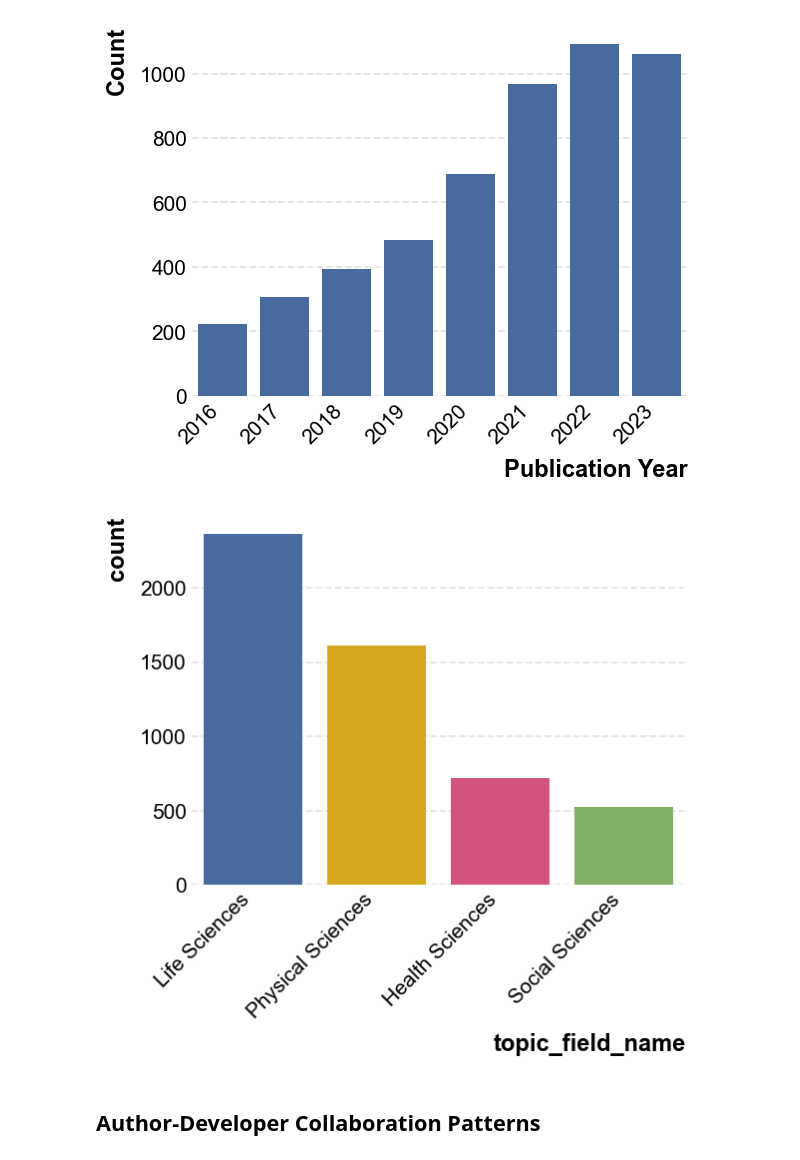
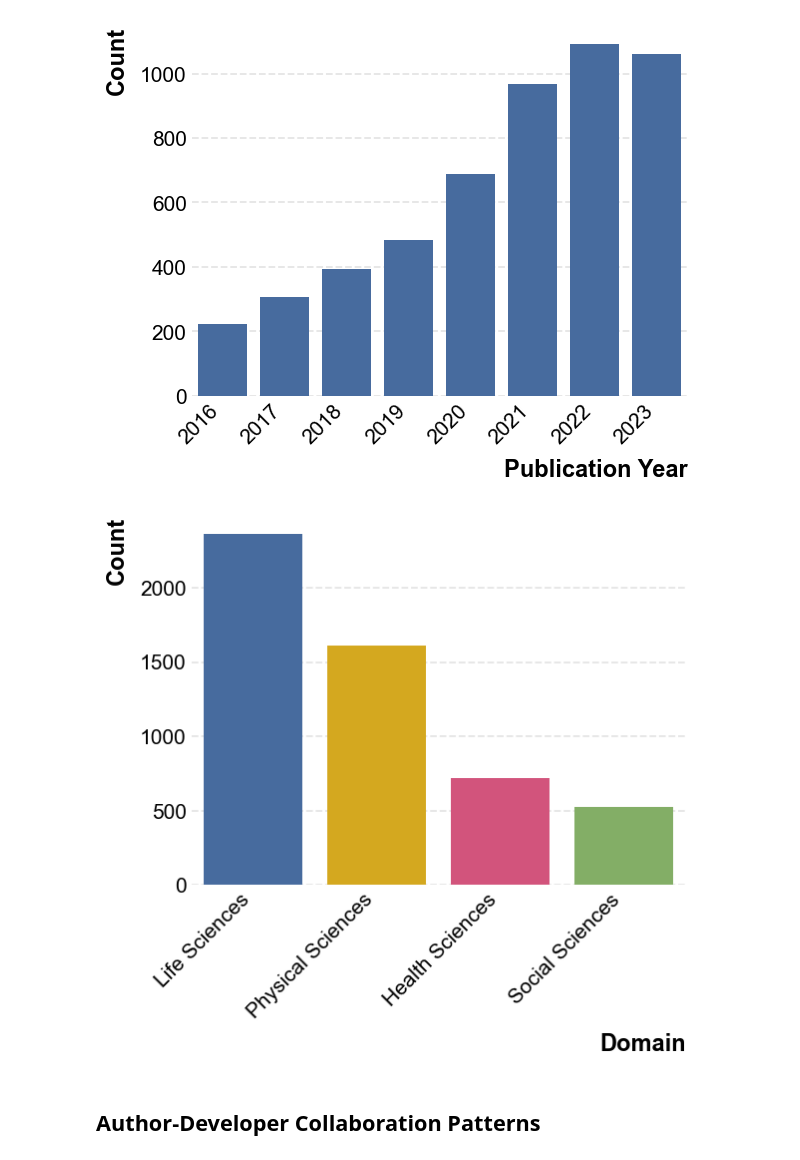
Before and after one commit to evamaxfield/rs-graph, a Jupyter notebook: notebooks/icssi.ipynb, the cells around one changed output. Drawn from its saved outputs; the diff is of its cells as text; code cells hidden in the pictures.

Commit message:
Use domain instead of subject

```diff
--- a/notebooks/icssi.ipynb
+++ b/notebooks/icssi.ipynb
@@ -215,25 +215,26 @@ _ = plt.xticks(rotation=45, ha="right")
 # %%
 plos_doc_fields_df = doc_fields_df.loc[
     doc_fields_df["document_id"].isin(linked_doc_repos_df["document_id"])
 ].drop_duplicates(subset=["document_id"])
 
 sns.barplot(
     plos_doc_fields_df["topic_field_name"]
     .value_counts()
     .to_frame()
+    .reset_index()
     .rename(
-        {
-            "topic_field_name": "Subject",
+        columns={
+            "topic_field_name": "Domain",
             "count": "Count",
         }
     ),
-    x="topic_field_name",
-    y="count",
-    hue="topic_field_name",
+    x="Domain",
+    y="Count",
+    hue="Domain",
 )
 _ = plt.xticks(rotation=45, ha="right")
 # %% [output]
-[figure, old version]
+[figure, new version]
 # %% [markdown]
 ## Author-Developer Collaboration Patterns
 # %% [markdown]
```
Also changed, not shown: parts of 12 cells of this notebook.
